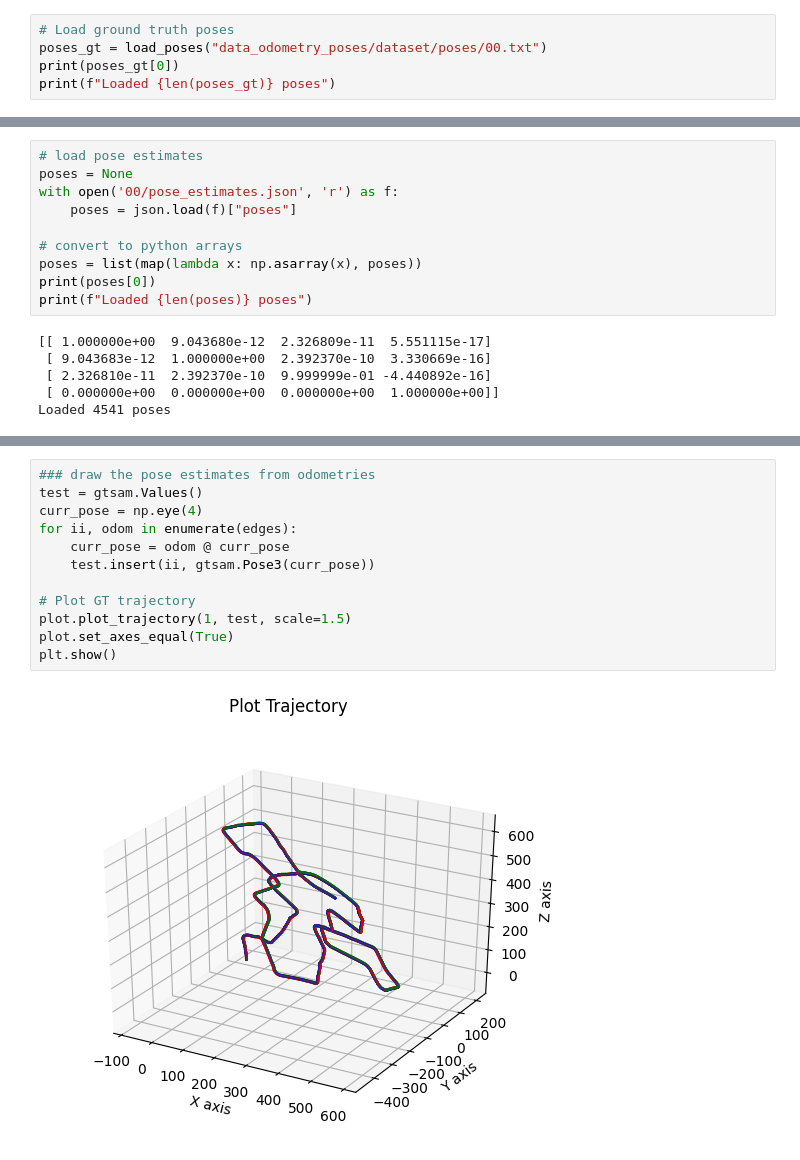
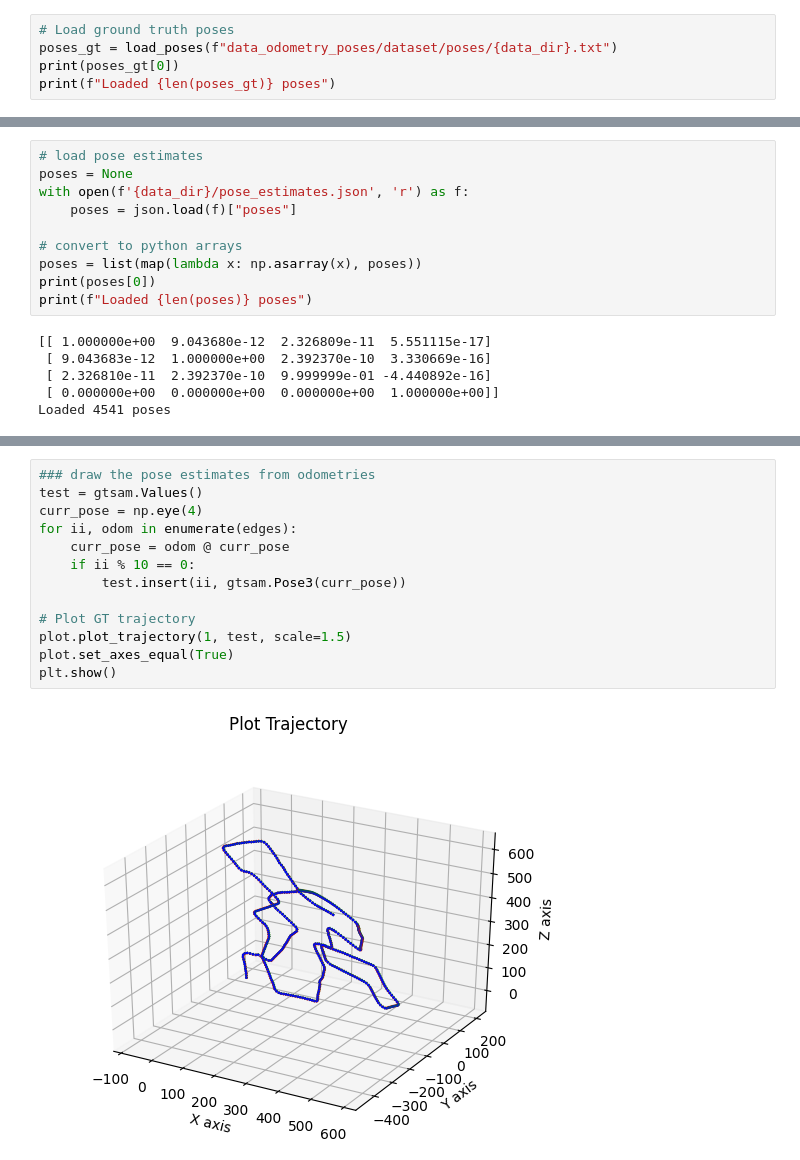
Before and after one commit to pickles976/PoseSLAM, a Jupyter notebook: poseSLAM.ipynb, the cells around one changed output, grey strips where cells are left out. Cells and saved outputs as stored; diff of their text form.

```diff
--- a/poseSLAM.ipynb
+++ b/poseSLAM.ipynb
@@ -30,7 +32,7 @@ images = list(map(lambda x: x[0], images))
 Loading images
 # %%
 # Load ground truth poses
-poses_gt = load_poses("data_odometry_poses/dataset/poses/00.txt")
+poses_gt = load_poses(f"data_odometry_poses/dataset/poses/{data_dir}.txt")
 print(poses_gt[0])
 print(f"Loaded {len(poses_gt)} poses")
 # %% [output]
@@ -55,7 +57,7 @@ plt.show()
 # %%
 # load pose estimates
 poses = None
-with open('00/pose_estimates.json', 'r') as f:
+with open(f'{data_dir}/pose_estimates.json', 'r') as f:
     poses = json.load(f)["poses"]
 
 # convert to python arrays
@@ -120,14 +121,15 @@ for loops_index_pair in loops_indexes:
 # %%
 ### draw the pose estimates from odometries
 test = gtsam.Values()
 curr_pose = np.eye(4)
 for ii, odom in enumerate(edges):
     curr_pose = odom @ curr_pose
-    test.insert(ii, gtsam.Pose3(curr_pose))
+    if ii % 10 == 0:
+        test.insert(ii, gtsam.Pose3(curr_pose))
 
 # Plot GT trajectory
 plot.plot_trajectory(1, test, scale=1.5)
 plot.set_axes_equal(True)
 plt.show()
 # %% [output]
-[figure, old version]
+[figure, new version]
```
Also changed, not shown: parts of 8 cells of this notebook, 17 other files.
